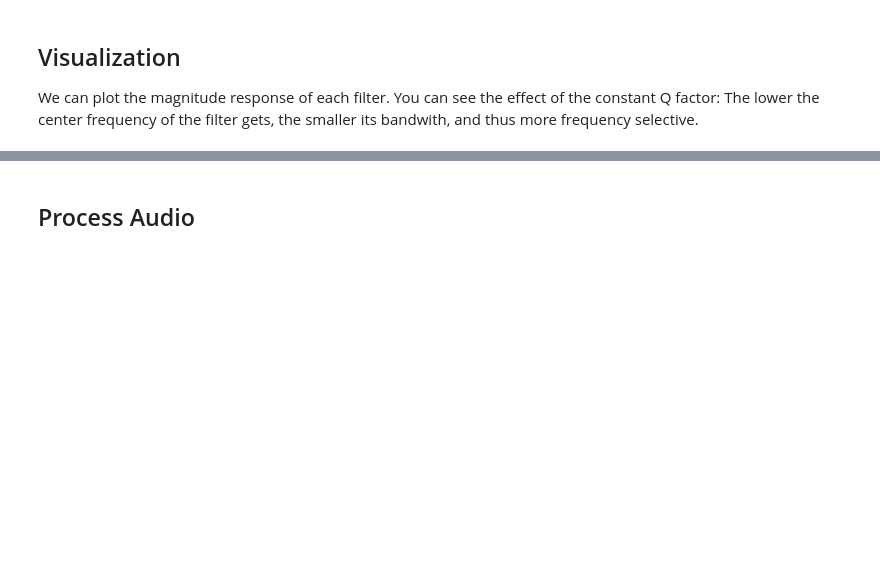
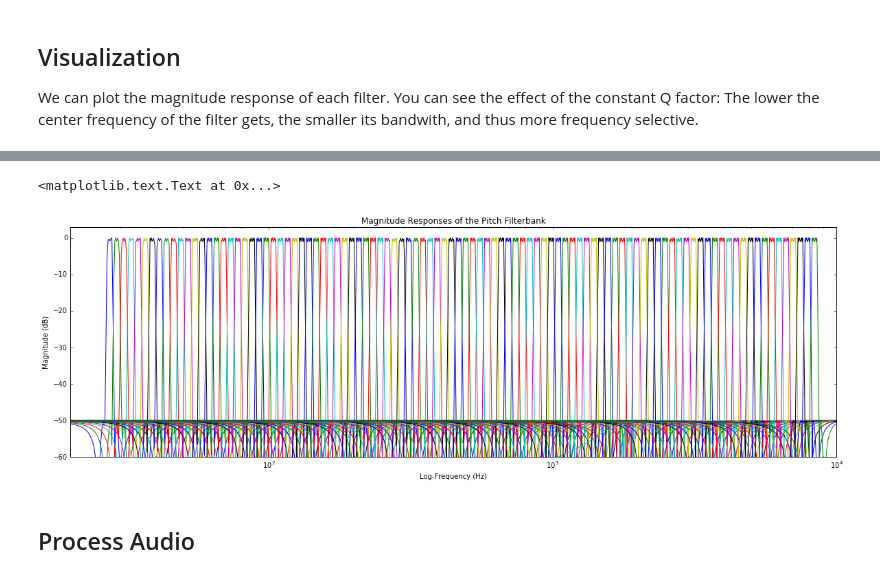
Before and after one commit to stefan-balke/mpa-exc, a Jupyter notebook: 02_fourier_transform/pitch_filterbank.ipynb, the cells around one changed output, grey strips where cells are left out. Cells and saved outputs as stored; diff of their text form; code cells hidden in the pictures; blank space fills up the shorter version.

```diff
--- a/02_fourier_transform/pitch_filterbank.ipynb
+++ b/02_fourier_transform/pitch_filterbank.ipynb
@@ -80,2 +97,21 @@ plt.ylabel('Magnitude (dB)')
+# %%
+plt.figure(figsize=(20,6))
+
+for cur_sr, cur_filter in zip(sample_rates, pitch_filterbank):
+    w, h = scipy.signal.freqz(cur_filter[0], cur_filter[1], worN=2000)
+    plt.plot((cur_sr / (2 * np.pi)) * w, 20 * np.log10(abs(h)))
+    plt.semilogx()
+    # display.display(plt.gcf())
+    # display.clear_output(wait=True)
+    # time.sleep(0.01)
+    plt.xlim([20, 10e3])
+    plt.ylim([-60, 3])
+
+plt.title('Magnitude Responses of the Pitch Filterbank')
+plt.xlabel('Log-Frequency (Hz)')
+plt.ylabel('Magnitude (dB)')
+# %% [output]
+<matplotlib.text.Text at 0x...>
+[figure, added]
 # %% [markdown]
 ## Process Audio
```
Also changed, not shown: parts of 10 cells of this notebook.
